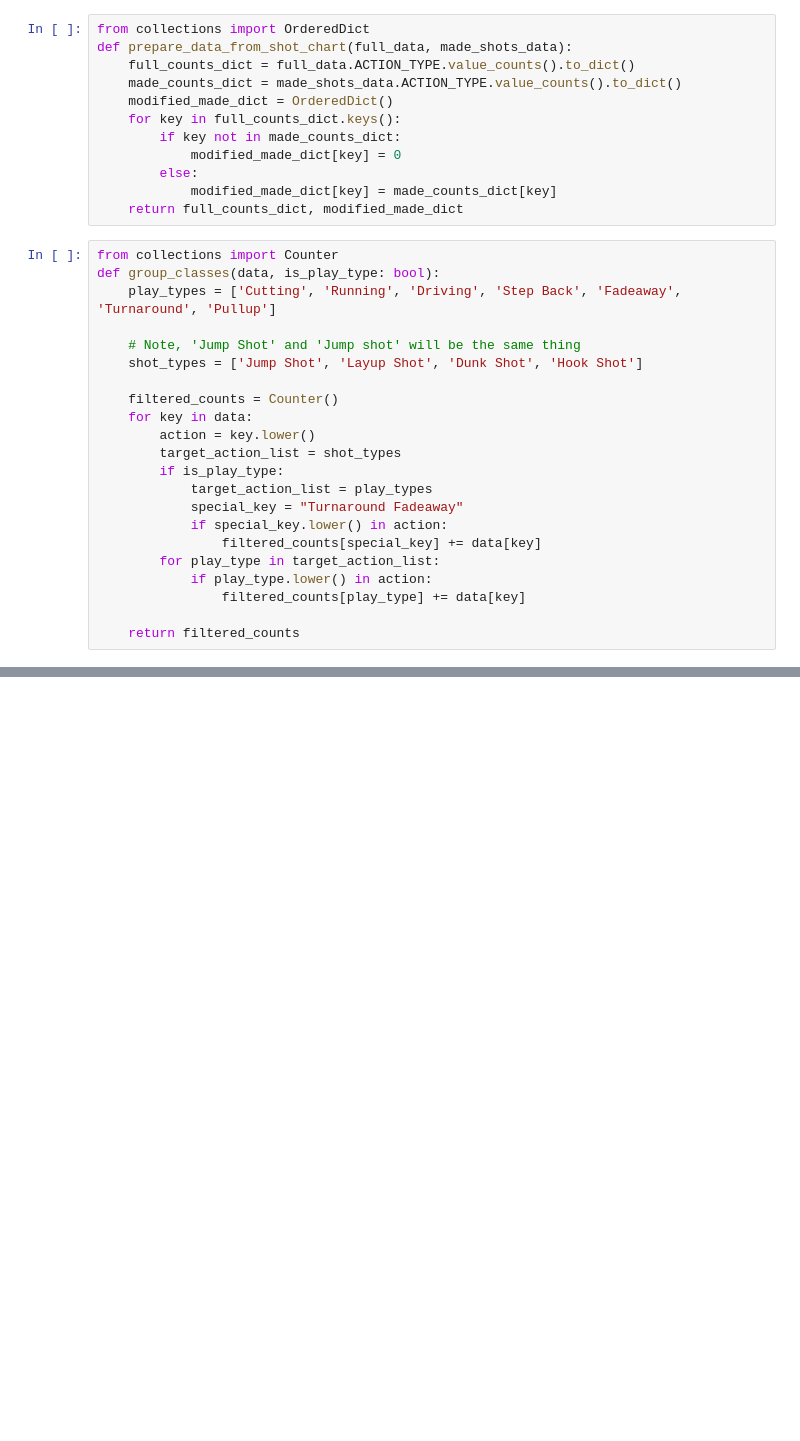
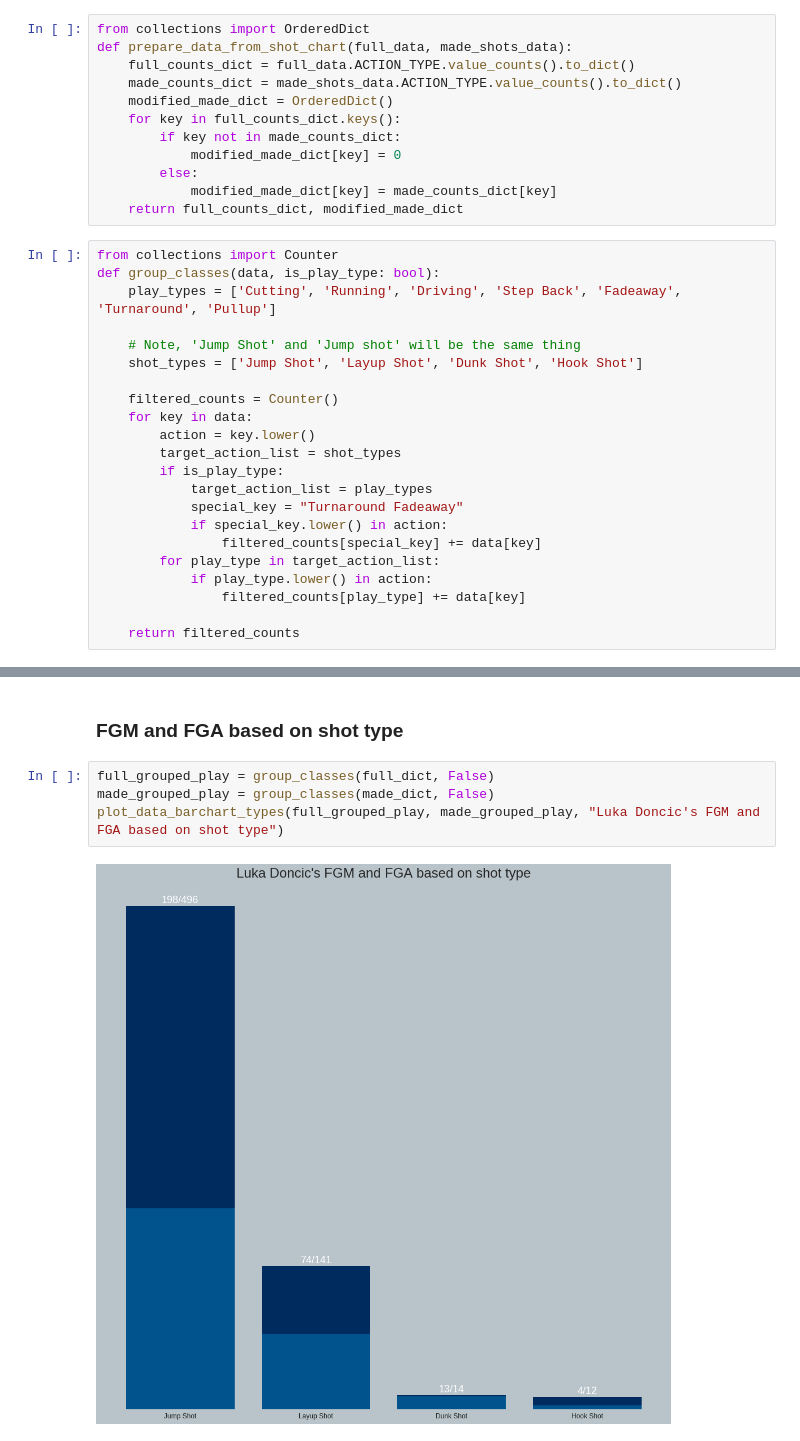
Before and after one commit to danchyy/Basketball_Analytics, a Jupyter notebook: Scripts/2018_19_season/doncic_analysis/doncic_analysis.ipynb, the cells around one changed output, grey strips where cells are left out. Saved outputs shown, nothing was run; the diff lists cells and outputs as text; blank space fills up the shorter version.

```diff
--- a/Scripts/2018_19_season/doncic_analysis/doncic_analysis.ipynb
+++ b/Scripts/2018_19_season/doncic_analysis/doncic_analysis.ipynb
@@ -736,0 +754,8 @@ a.lower()
+# %% [markdown]
+### FGM and FGA based on shot type
+# %%
+full_grouped_play = group_classes(full_dict, False)
+made_grouped_play = group_classes(made_dict, False)
+plot_data_barchart_types(full_grouped_play, made_grouped_play, "Luka Doncic's FGM and FGA based on shot type")
+# %% [output]
+[figure, added]
```
Also changed, not shown: parts of 18 cells of this notebook.
